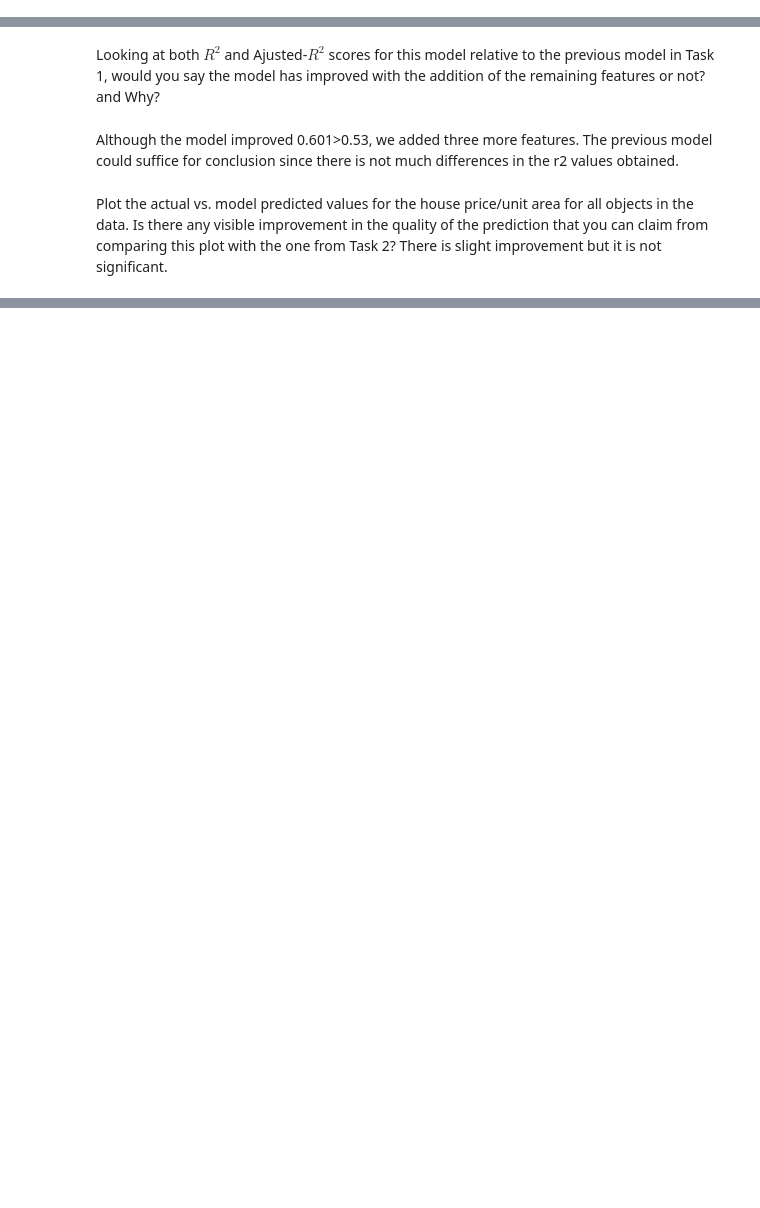
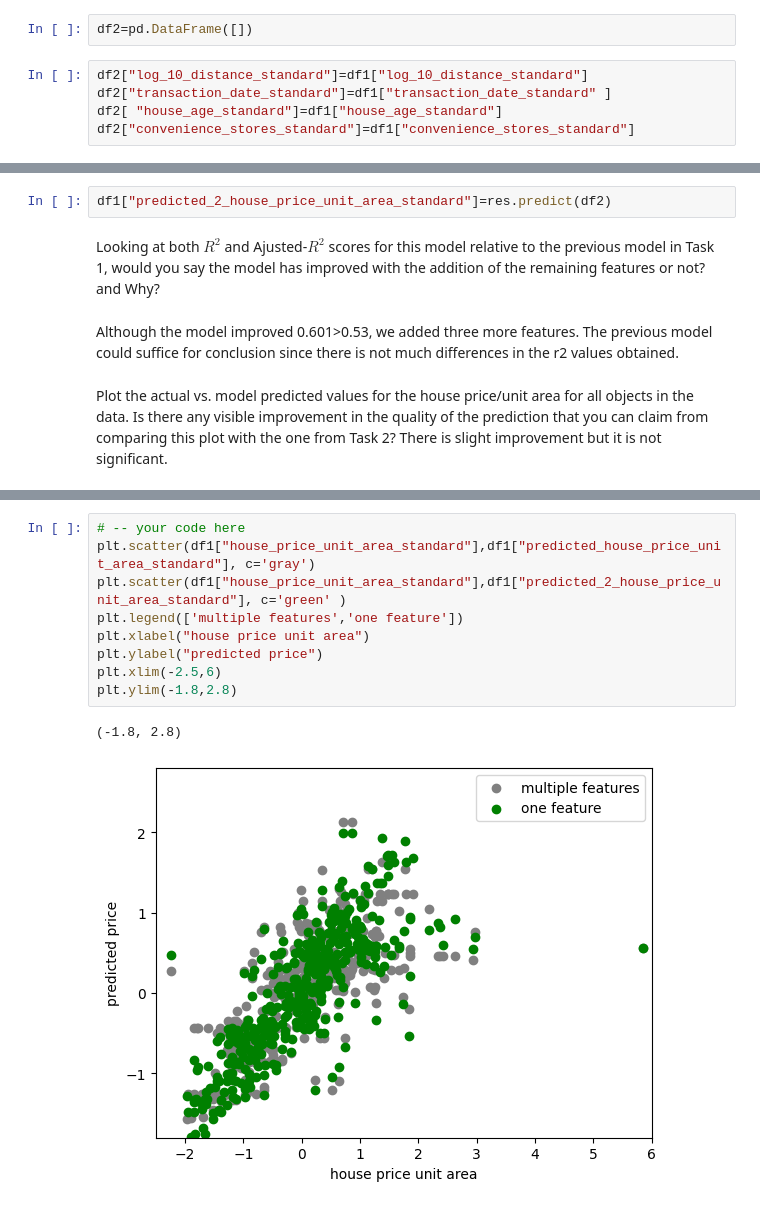
Before and after one commit to zhrvdt77/DSPS_ZVahdat, a Jupyter notebook: HW5/Multiple_Linear_Regression.ipynb, the cells around one changed output, grey strips where cells are left out. Drawn from its saved outputs; the diff is of its cells as text; blank space fills up the shorter version.

```diff
--- a/HW5/Multiple_Linear_Regression.ipynb
+++ b/HW5/Multiple_Linear_Regression.ipynb
@@ -272,0 +289,7 @@ r2= 0.6012570203149735
+# %%
+df2=pd.DataFrame([])
+# %%
+df2["log_10_distance_standard"]=df1["log_10_distance_standard"]
+df2["transaction_date_standard"]=df1["transaction_date_standard" ]
+df2[ "house_age_standard"]=df1["house_age_standard"]
+df2["convenience_stores_standard"]=df1["convenience_stores_standard"]
@@ -286,3 +353,5 @@ res.predict('log_10_distance_standard + convenience_stores_standard + transactio
+# %%
+df1["predicted_2_house_price_unit_area_standard"]=res.predict(df2)
 # %% [markdown]
 Looking at both $R^2$ and Ajusted-$R^2$ scores for this model relative to the previous model in Task 1, would you say the model has improved with the addition of the remaining features or not? and Why?
 # %% [markdown]
@@ -295,0 +363,12 @@ Plot the actual vs. model predicted values for the house price/unit area for all
+# %%
+# -- your code here
+plt.scatter(df1["house_price_unit_area_standard"],df1["predicted_house_price_unit_area_standard"], c='gray')
+plt.scatter(df1["house_price_unit_area_standard"],df1["predicted_2_house_price_unit_area_standard"], c='green' )
+plt.legend(['multiple features','one feature'])
+plt.xlabel("house price unit area")
+plt.ylabel("predicted price")
+plt.xlim(-2.5,6)
+plt.ylim(-1.8,2.8)
+# %% [output]
+(-1.8, 2.8)
+[figure, added]
```
Also changed, not shown: parts of 9 cells of this notebook.
